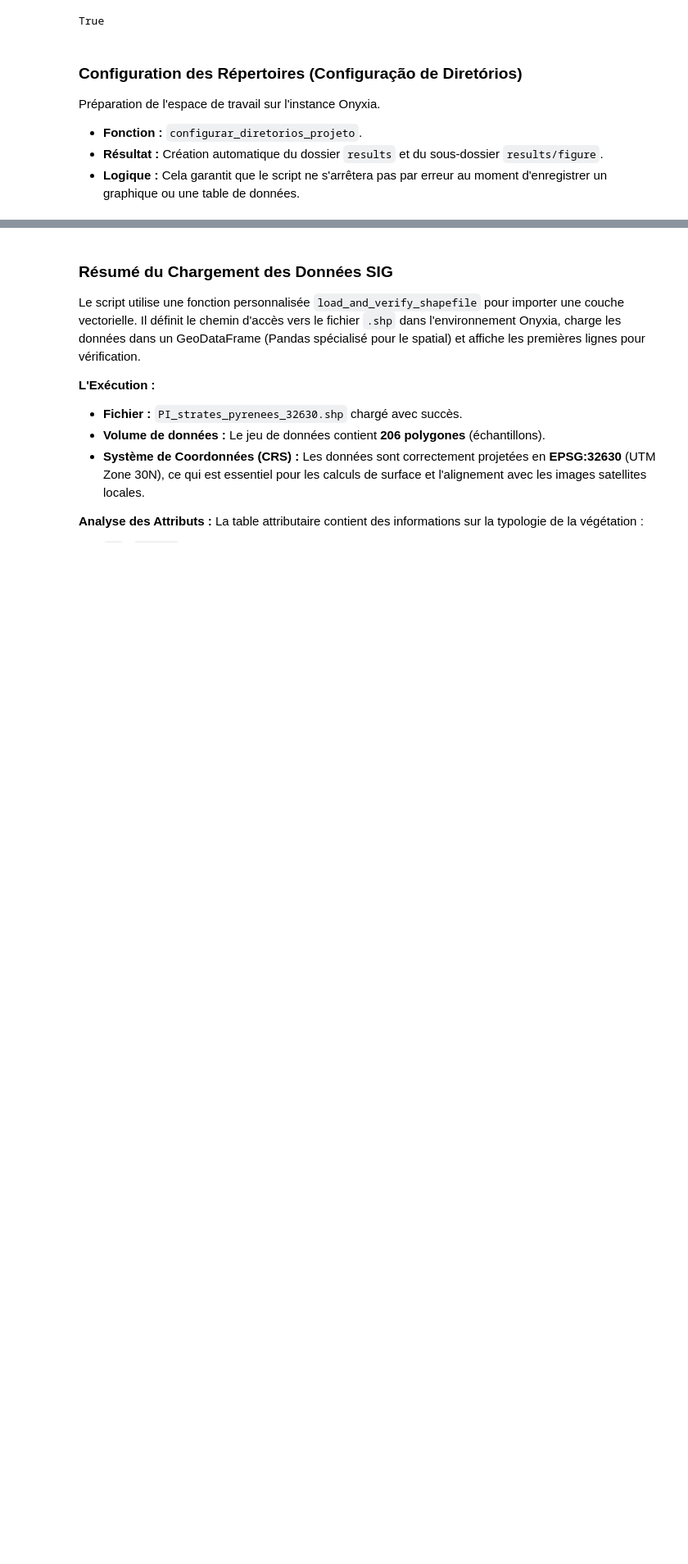
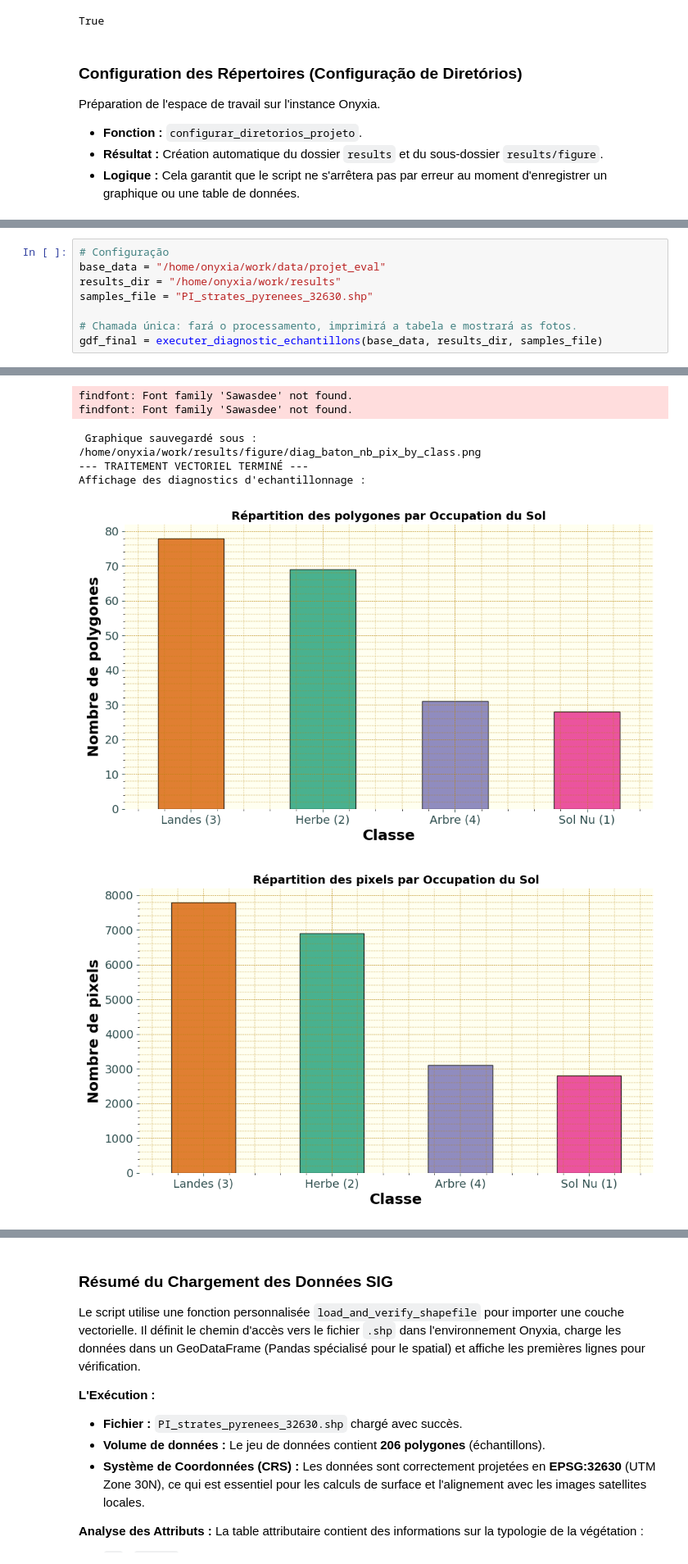
Before and after one commit to TajGama/sigmaM2_projet_25-26, a Jupyter notebook: Dépot Git/projet_telea_GAMADELIMA_Thiago.ipynb, the cells around one changed output, grey strips where cells are left out. Shown at 82% size. Saved outputs shown, nothing was run; the diff lists cells and outputs as text; blank space fills up the shorter version.

```diff
--- a/Dépot Git/projet_telea_GAMADELIMA_Thiago.ipynb
+++ b/Dépot Git/projet_telea_GAMADELIMA_Thiago.ipynb
@@ -259,0 +223,9 @@ Affichage des diagnostics d'echantillonnage :
+# %%
+# Configuração
+base_data = "/home/onyxia/work/data/projet_eval"
+results_dir = "/home/onyxia/work/results"
+samples_file = "PI_strates_pyrenees_32630.shp"
+
+# Chamada única: fará o processamento, imprimirá a tabela e mostrará as fotos.
+gdf_final = executer_diagnostic_echantillons(base_data, results_dir, samples_file)
+# %% [output]
@@ -260 +254,8 @@ Affichage des diagnostics d'echantillonnage :
+findfont: Font family 'Sawasdee' not found.
+findfont: Font family 'Sawasdee' not found.
+ Graphique sauvegardé sous : /home/onyxia/work/results/figure/diag_baton_nb_pix_by_class.png
+--- TRAITEMENT VECTORIEL TERMINÉ ---
+Affichage des diagnostics d'echantillonnage :
+[figure, added]
+[figure, added]
 # %% [markdown]
```
Also changed, not shown: parts of 33 cells of this notebook, 1 other file.
